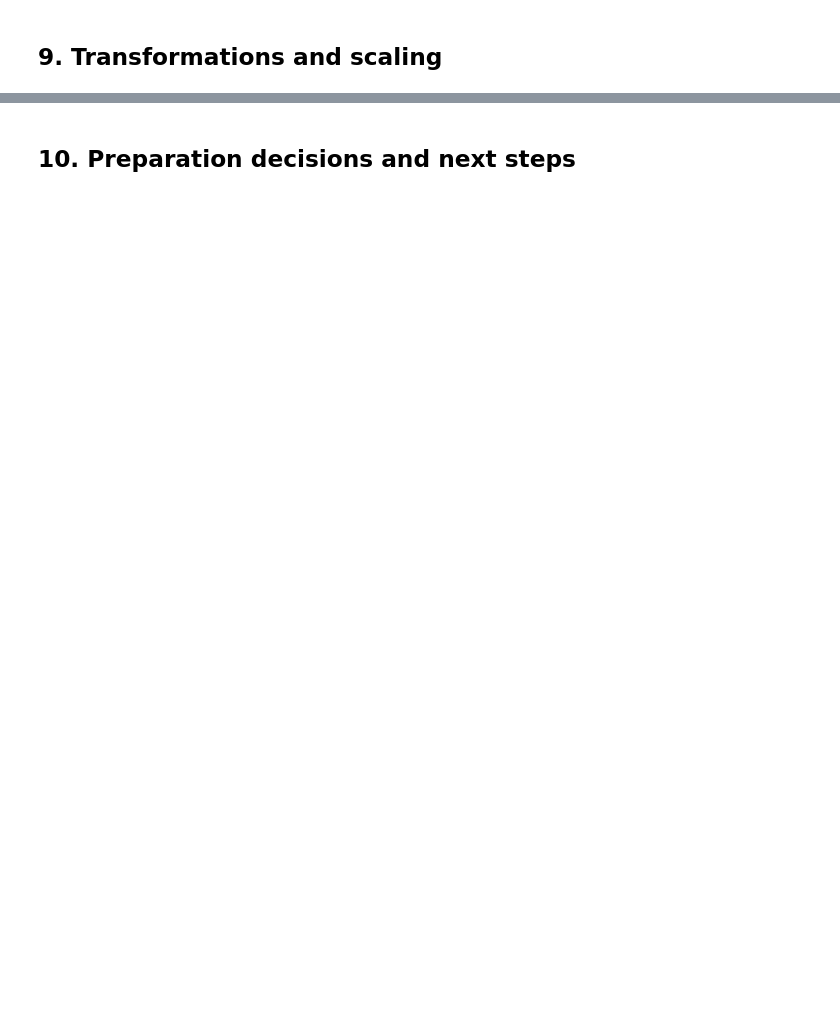
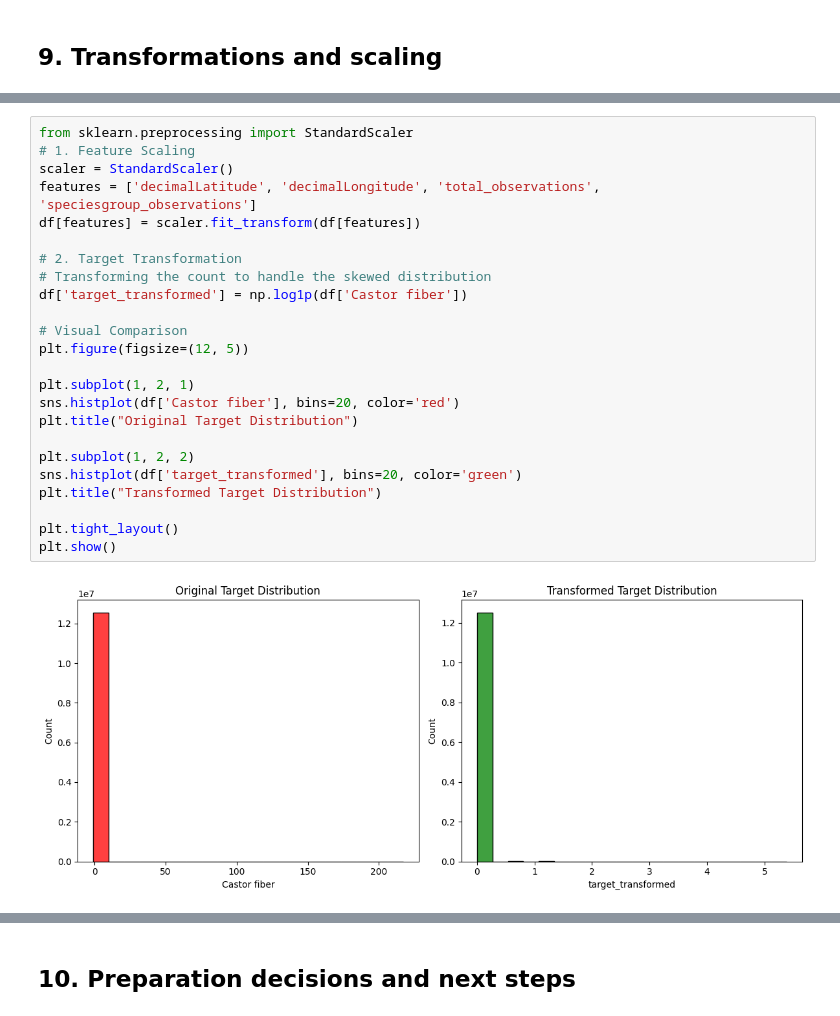
Before and after one commit to Shifu-boop/DSAI-Check-in-1, a Jupyter notebook: Check-in-1/Checkin-1.ipynb, the cells around one changed output, grey strips where cells are left out. Saved outputs shown, nothing was run; the diff lists cells and outputs as text; blank space fills up the shorter version.

```diff
--- a/Check-in-1/Checkin-1.ipynb
+++ b/Check-in-1/Checkin-1.ipynb
@@ -447,0 +506,26 @@ In conclusion, The heatmap indicates that there are no strong linear correlation
+# %%
+from sklearn.preprocessing import StandardScaler
+# 1. Feature Scaling
+scaler = StandardScaler()
+features = ['decimalLatitude', 'decimalLongitude', 'total_observations', 'speciesgroup_observations']
+df[features] = scaler.fit_transform(df[features])
+
+# 2. Target Transformation
+# Transforming the count to handle the skewed distribution
+df['target_transformed'] = np.log1p(df['Castor fiber'])
+
+# Visual Comparison
+plt.figure(figsize=(12, 5))
+
+plt.subplot(1, 2, 1)
+sns.histplot(df['Castor fiber'], bins=20, color='red')
+plt.title("Original Target Distribution")
+
+plt.subplot(1, 2, 2)
+sns.histplot(df['target_transformed'], bins=20, color='green')
+plt.title("Transformed Target Distribution")
+
+plt.tight_layout()
+plt.show()
+# %% [output]
+[figure, added]
```
Also changed, not shown: parts of 10 cells of this notebook.
